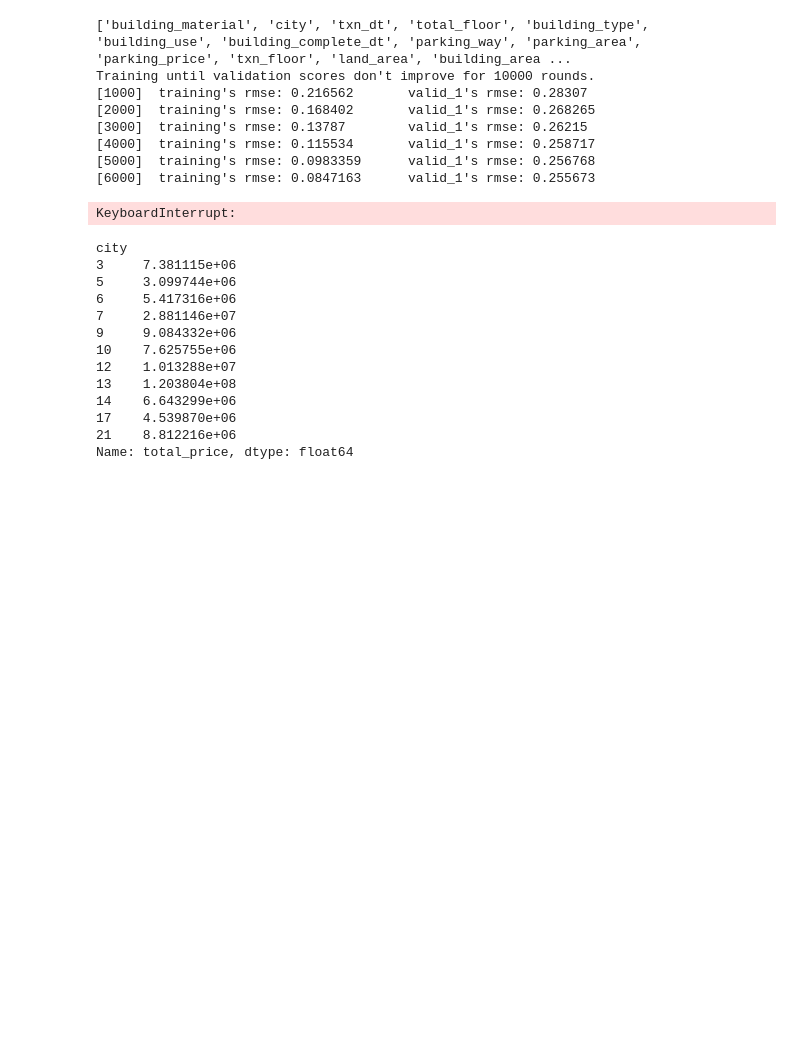
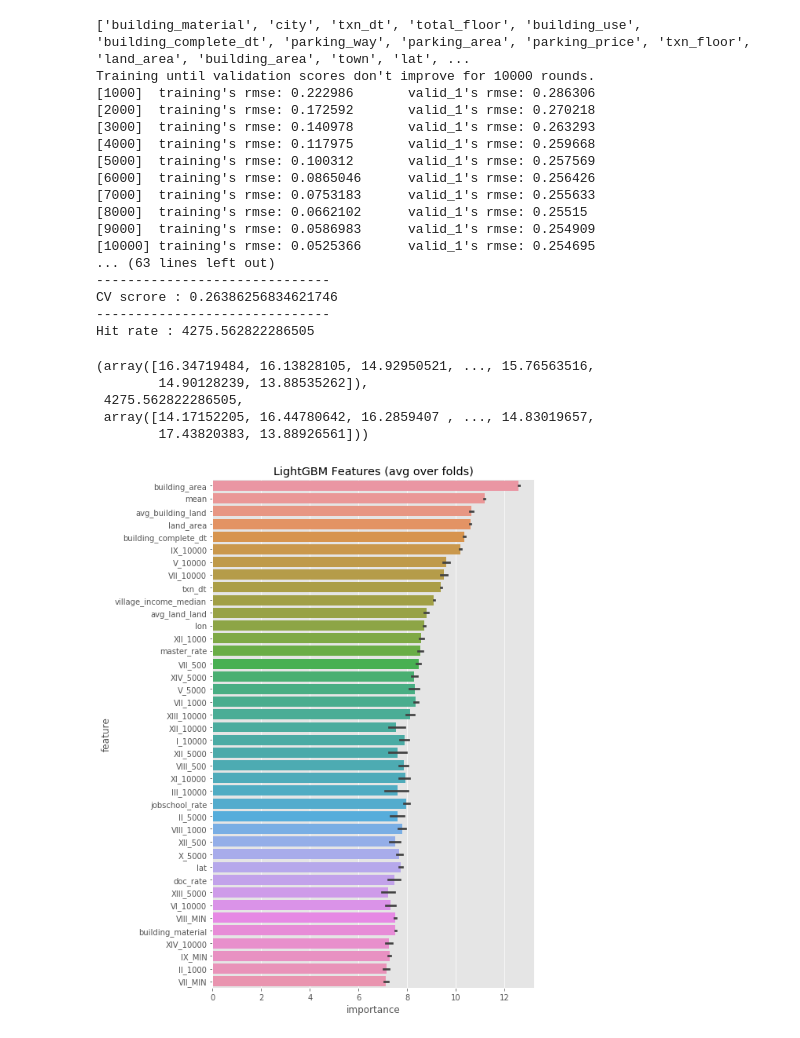
Before and after one commit to phacus/T-Brain_competition_predict_house_price, a Jupyter notebook: test.ipynb, the cells around one changed output. Cells and saved outputs as stored; diff of their text form; code cells hidden in the pictures; blank space fills up the shorter version.

```diff
--- a/test.ipynb
+++ b/test.ipynb
@@ -57,4 +125,12 @@ data = pd.concat([train, test], axis=0)
 # %%
+def c_hit(preds, train_data):
+    trues  = train_data.get_label()
+    trues = np.expm1(trues)
+    preds = np.expm1(preds)
+    scores = ((np.absolute(preds - trues) / trues) <= 0.1)
+    hit_error = np.sum(scores) / train_data.num_data()
+    return 'Hit_Score', round(hit_error * 10000), True
+
 def Submission(Ids, preds):
     file_name = datetime.datetime.today().strftime('%m-%d-%H-%M')
     submission = pd.DataFrame({'building_id' : Ids, 'total_price' : preds})
@@ -274,0 +337,3 @@ KeyboardInterrupt:
+# %%
+data = Feature_engineer(data)
+gc.collect()
@@ -275,46 +496,65 @@ KeyboardInterrupt:
 # %%
 temp_train = train[train['building_type'] == 4]
 temp_test = test[test['building_type'] == 4]
+temp_train['avg_building_land'] = temp_train['building_area'] / temp_train['total_floor']
+temp_test['avg_building_land'] = temp_test['building_area'] / temp_test['total_floor']
+
+temp_train['avg_land_land'] = temp_train['land_area'] / temp_train['total_floor']
+temp_test['avg_land_land'] = temp_test['land_area'] / temp_test['total_floor']
+
+mean_area = temp_train.groupby(['city', 'town']).agg({'land_area' : 'mean', 'total_price' :'mean'}).reset_index()
+mean_area['mean'] = mean_area['total_price'] / mean_area['land_area']
+temp_train = pd.merge(temp_train, mean_area[['city', 'town', 'mean']], on =['city', 'town'], how='left')
+temp_test = pd.merge(temp_test, mean_area[['city', 'town', 'mean']], on =['city', 'town'], how='left')
 '''
 temp_train = temp_train.join(pd.get_dummies(temp_train['city'], prefix = 'city'))
 temp_train = temp_train.join(pd.get_dummies(temp_train['parking_way'], prefix = 'parking_way'))
 temp_test = temp_test.join(pd.get_dummies(temp_test['city'], prefix = 'city'))
 temp_test = temp_test.join(pd.get_dummies(temp_test['parking_way'], prefix = 'parking_way'))
 temp_train['miss_parking_area'] = 0
 temp_train['miss_parking_price'] = 0
 temp_train.loc[temp_train['parking_area'].isna(), 'miss_parking_area'] = 1
 temp_train.loc[temp_train['parking_price'].isna(), 'miss_parking_price'] = 1
 temp_train['parking_price_every_area'] = temp_train['parking_price'] / temp_train['parking_area']
 temp_train['parking_way'] = temp_train['parking_way'].astype('category')
 temp_train['parking_area'].fillna(0, inplace =True)
 temp_train['parking_price'].fillna(0, inplace =True)
 
 temp_test['miss_parking_area'] = 0
 temp_test['miss_parking_price'] = 0
 temp_test.loc[temp_test['parking_area'].isna(), 'miss_parking_area'] = 1
 temp_test.loc[temp_test['parking_price'].isna(), 'miss_parking_price'] = 1
 temp_test['parking_price_every_area'] = temp_test['parking_price'] / temp_test['parking_area']
 temp_test['parking_way'] = temp_test['parking_way'].astype('category')
 
 temp_test['parking_area'].fillna(0, inplace =True)
 temp_test['parking_price'].fillna(0, inplace =True)
 '''
 
-
-#temp_train['mean_price'] = temp_train['total_price'] / temp_train['land_area']
-#temp_test['mean_price'] = 0
-features = [i for i in temp_train.columns if i not in ['building_id', 'total_price','total_price_log']]
+features = [i for i in temp_train.columns if i not in ['building_id', 'total_price','total_price_log','building_type']]
 #temp_train = temp_train[np.abs(temp_train.land_area-temp_train.land_area.mean()) <= (3*temp_train.land_area.std())]
+lgb_model(5, temp_train, temp_test, features = features, stratified= False, if_one_hot=False)
+# %% [output]
+['building_material', 'city', 'txn_dt', 'total_floor', 'building_use', 'building_complete_dt', 'parking_way', 'parking_area', 'parking_price', 'txn_floor', 'land_area', 'building_area', 'town', 'lat', ...
+Training until validation scores don't improve for 10000 rounds.
+[1000]  training's rmse: 0.222986       valid_1's rmse: 0.286306
+[2000]  training's rmse: 0.172592       valid_1's rmse: 0.270218
+[3000]  training's rmse: 0.140978       valid_1's rmse: 0.263293
+[4000]  training's rmse: 0.117975       valid_1's rmse: 0.259668
+[5000]  training's rmse: 0.100312       valid_1's rmse: 0.257569
+[6000]  training's rmse: 0.0865046      valid_1's rmse: 0.256426
+[7000]  training's rmse: 0.0753183      valid_1's rmse: 0.255633
+[8000]  training's rmse: 0.0662102      valid_1's rmse: 0.25515
+[9000]  training's rmse: 0.0586983      valid_1's rmse: 0.254909
+[10000] training's rmse: 0.0525366      valid_1's rmse: 0.254695
+... (63 lines left out)
+------------------------------
+CV scrore : 0.26386256834621746
+------------------------------
+Hit rate : 4275.562822286505
+(array([16.34719484, 16.13828105, 14.92950521, ..., 15.76563516,
+        14.90128239, 13.88535262]),
+ 4275.562822286505,
+ array([14.17152205, 16.44780642, 16.2859407 , ..., 14.83019657,
+        17.43820383, 13.88926561]))
+[figure, added]
-# %%
-features = [i for i in temp_train.columns if i not in ['building_id', 'total_price','total_price_log']]
-lgb_model(5, temp_train, temp_test, features= features,if_one_hot=False)
-# %% [output]
-['building_material', 'city', 'txn_dt', 'total_floor', 'building_type', 'building_use', 'building_complete_dt', 'parking_way', 'parking_area', 'parking_price', 'txn_floor', 'land_area', 'building_area ...
-Training until validation scores don't improve for 10000 rounds.
-[1000]  training's rmse: 0.216562       valid_1's rmse: 0.28307
-[2000]  training's rmse: 0.168402       valid_1's rmse: 0.268265
-[3000]  training's rmse: 0.13787        valid_1's rmse: 0.26215
-[4000]  training's rmse: 0.115534       valid_1's rmse: 0.258717
-[5000]  training's rmse: 0.0983359      valid_1's rmse: 0.256768
-[6000]  training's rmse: 0.0847163      valid_1's rmse: 0.255673
-KeyboardInterrupt:
@@ -328,16 +560,0 @@ test['town_price_rate2'] = 0
-# %%
-temp.groupby('city')['total_price'].mean()
-# %% [output]
-city
-3     7.381115e+06
-5     3.099744e+06
-6     5.417316e+06
-7     2.881146e+07
-9     9.084332e+06
-10    7.625755e+06
-12    1.013288e+07
-13    1.203804e+08
-14    6.643299e+06
-17    4.539870e+06
-21    8.812216e+06
-Name: total_price, dtype: float64
```
Also changed, not shown: parts of 17 cells of this notebook, 6 other files.
